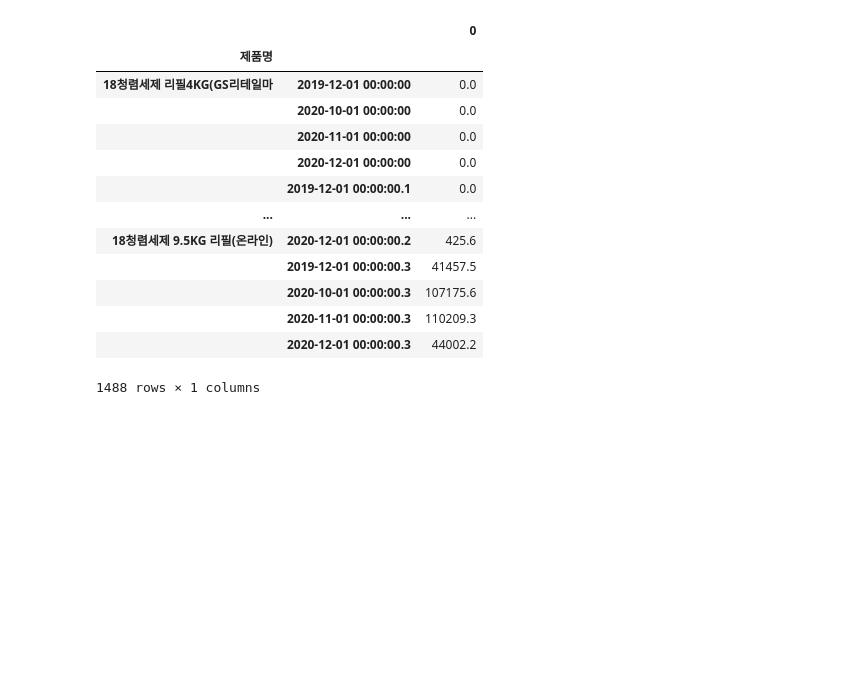
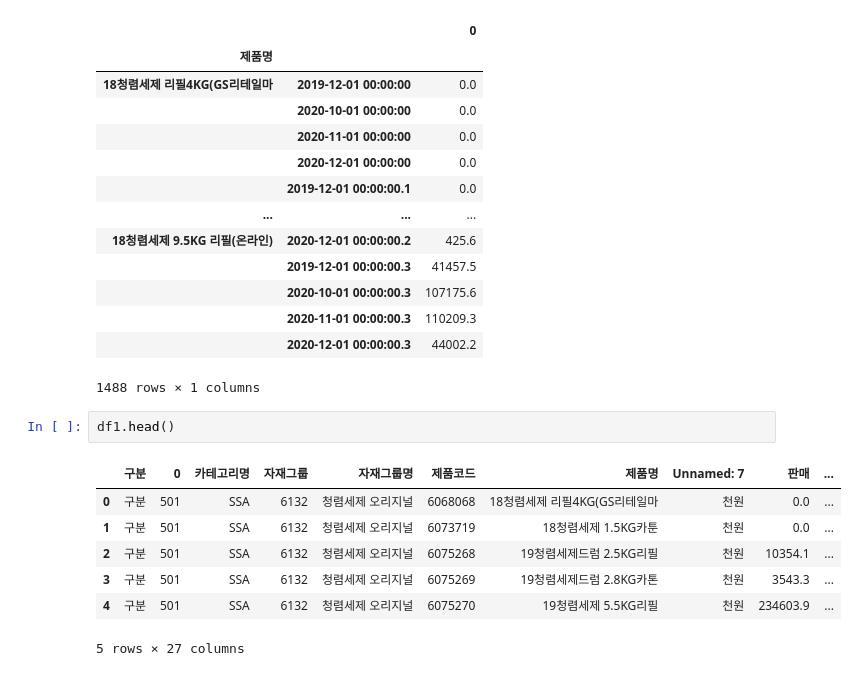
Before and after one commit to kiyong21c/pandas_class, a Jupyter notebook: data_station_class/2_pre.ipynb, the cells around one changed output. Drawn from its saved outputs; the diff is of its cells as text; blank space fills up the shorter version.

```diff
--- a/data_station_class/2_pre.ipynb
+++ b/data_station_class/2_pre.ipynb
@@ -140,3 +160,13 @@ pd.DataFrame(df3.set_index(['제품명']).stack())
 |  | 2020-11-01 00:00:00.3 | 110209.3 |
 |  | 2020-12-01 00:00:00.3 | 44002.2 |
 1488 rows × 1 columns
+# %%
+df1.head()
+# %% [output]
+|  | 구분 | 0 | 카테고리명 | 자재그룹 | 자재그룹명 | 제품코드 | 제품명 | Unnamed: 7 | 판매 | ... |
+| 0 | 구분 | 501 | SSA | 6132 | 청렴세제 오리지널 | 6068068 | 18청렴세제 리필4KG(GS리테일마 | 천원 | 0.0 | ... |
+| 1 | 구분 | 501 | SSA | 6132 | 청렴세제 오리지널 | 6073719 | 18청렴세제 1.5KG카툰 | 천원 | 0.0 | ... |
+| 2 | 구분 | 501 | SSA | 6132 | 청렴세제 오리지널 | 6075268 | 19청렴세제드럼 2.5KG리필 | 천원 | 10354.1 | ... |
+| 3 | 구분 | 501 | SSA | 6132 | 청렴세제 오리지널 | 6075269 | 19청렴세제드럼 2.8KG카톤 | 천원 | 3543.3 | ... |
+| 4 | 구분 | 501 | SSA | 6132 | 청렴세제 오리지널 | 6075270 | 19청렴세제 5.5KG리필 | 천원 | 234603.9 | ... |
+5 rows × 27 columns
```
Also changed, not shown: parts of 2 cells of this notebook, 3 other files.
